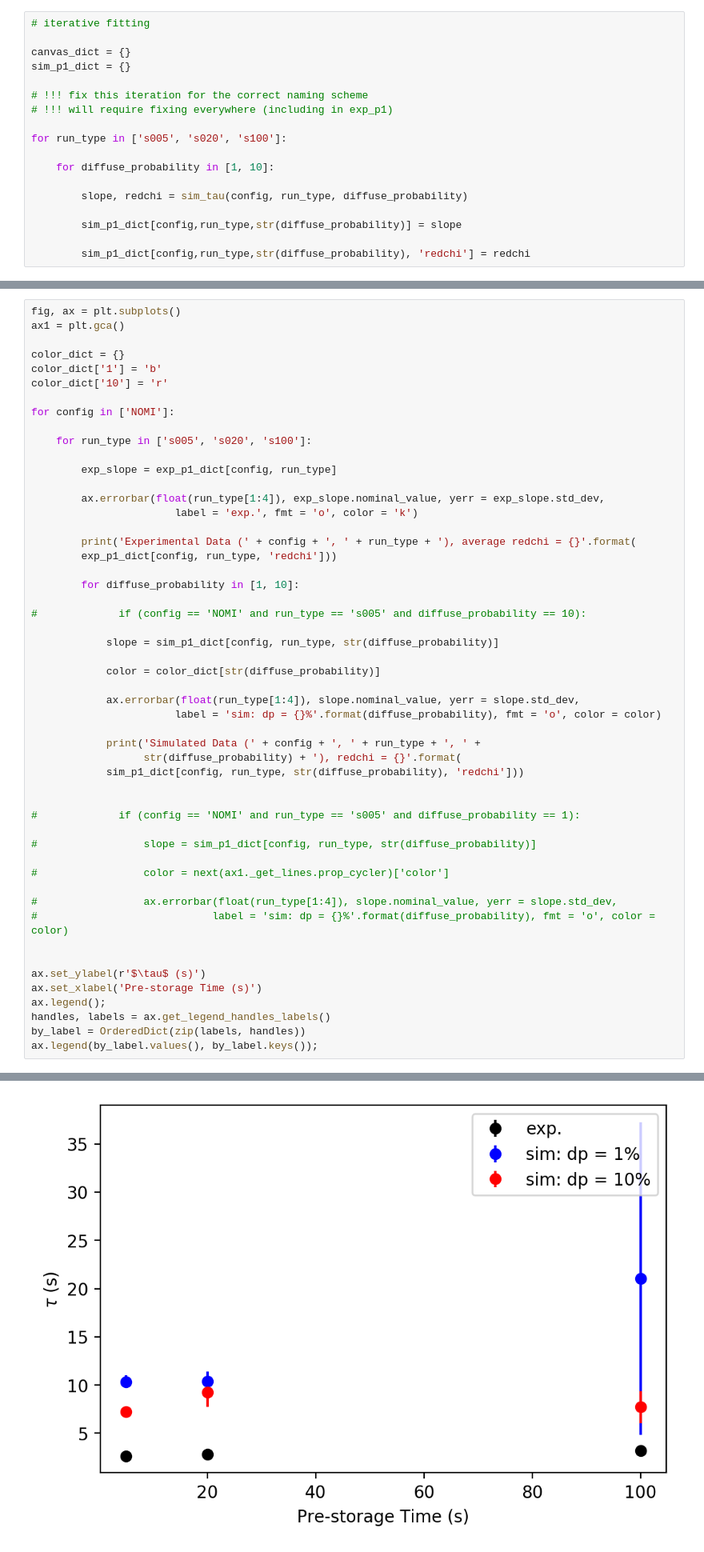
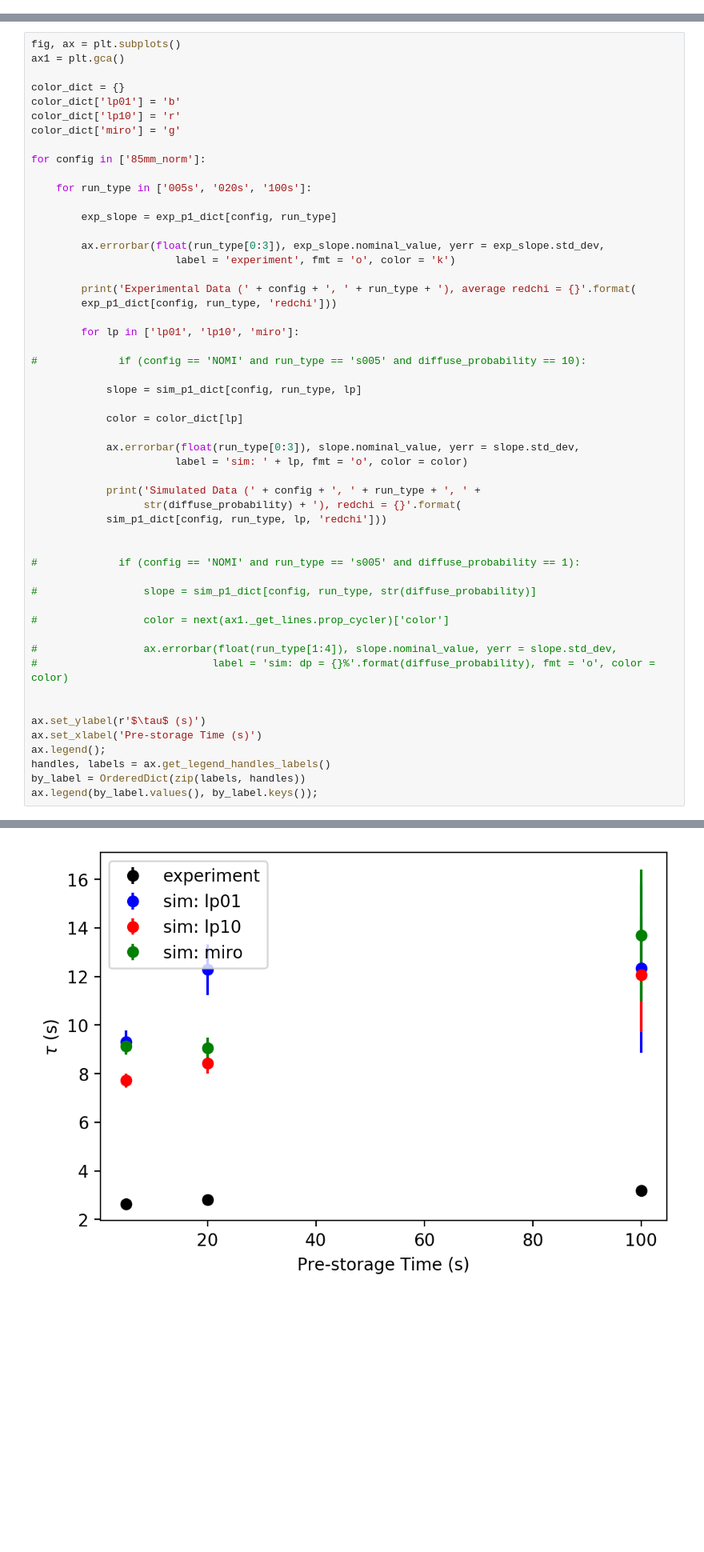
Before and after one commit to jonahberean/psi_transmission, a Jupyter notebook: notebooks_scripts/sims.ipynb, the cells around one changed output, grey strips where cells are left out. Shown at 80% size. Cells and saved outputs as stored; diff of their text form; blank space fills up the shorter version.

```diff
--- a/notebooks_scripts/sims.ipynb
+++ b/notebooks_scripts/sims.ipynb
@@ -200,21 +198,3 @@ canvas.Print('../img/sim_fit_example.pdf')
 Warning in <TCanvas::Constructor>: Deleting canvas with same name: c1
 Info in <TCanvas::Print>: pdf file ../img/sim_fit_example.pdf has been created
 [figure]
-# %%
-# iterative fitting
-
-canvas_dict = {}
-sim_p1_dict = {}
-
-# !!! fix this iteration for the correct naming scheme
-# !!! will require fixing everywhere (including in exp_p1)
-
-for run_type in ['s005', 's020', 's100']:
-
-    for diffuse_probability in [1, 10]:
-
-        slope, redchi = sim_tau(config, run_type, diffuse_probability)
-
-        sim_p1_dict[config,run_type,str(diffuse_probability)] = slope
-
-        sim_p1_dict[config,run_type,str(diffuse_probability), 'redchi'] = redchi
@@ -247,35 +303,36 @@ fig, ax = plt.subplots()
 ax1 = plt.gca()
 
 color_dict = {}
-color_dict['1'] = 'b'
-color_dict['10'] = 'r'
+color_dict['lp01'] = 'b'
+color_dict['lp10'] = 'r'
+color_dict['miro'] = 'g'
 
-for config in ['NOMI']:
+for config in ['85mm_norm']:
 
-    for run_type in ['s005', 's020', 's100']:
+    for run_type in ['005s', '020s', '100s']:
 
         exp_slope = exp_p1_dict[config, run_type]
 
-        ax.errorbar(float(run_type[1:4]), exp_slope.nominal_value, yerr = exp_slope.std_dev,
-                       label = 'exp.', fmt = 'o', color = 'k')
+        ax.errorbar(float(run_type[0:3]), exp_slope.nominal_value, yerr = exp_slope.std_dev,
+                       label = 'experiment', fmt = 'o', color = 'k')
 
         print('Experimental Data (' + config + ', ' + run_type + '), average redchi = {}'.format(
         exp_p1_dict[config, run_type, 'redchi']))
 
-        for diffuse_probability in [1, 10]:
+        for lp in ['lp01', 'lp10', 'miro']:
 
 #             if (config == 'NOMI' and run_type == 's005' and diffuse_probability == 10):
 
-            slope = sim_p1_dict[config, run_type, str(diffuse_probability)]
+            slope = sim_p1_dict[config, run_type, lp]
 
-            color = color_dict[str(diffuse_probability)]
+            color = color_dict[lp]
 
-            ax.errorbar(float(run_type[1:4]), slope.nominal_value, yerr = slope.std_dev,
-                       label = 'sim: dp = {}%'.format(diffuse_probability), fmt = 'o', color = color)
+            ax.errorbar(float(run_type[0:3]), slope.nominal_value, yerr = slope.std_dev,
+                       label = 'sim: ' + lp, fmt = 'o', color = color)
 
             print('Simulated Data (' + config + ', ' + run_type + ', ' +
                   str(diffuse_probability) + '), redchi = {}'.format(
-            sim_p1_dict[config, run_type, str(diffuse_probability), 'redchi']))
+            sim_p1_dict[config, run_type, lp, 'redchi']))
 
 
 #             if (config == 'NOMI' and run_type == 's005' and diffuse_probability == 1):
@@ -307 +367 @@ Simulated Data (NOMI, s100, 10), redchi = 0.9417162848769015
-[figure, old version]
+[figure, new version]
```
Also changed, not shown: parts of 18 cells of this notebook.
